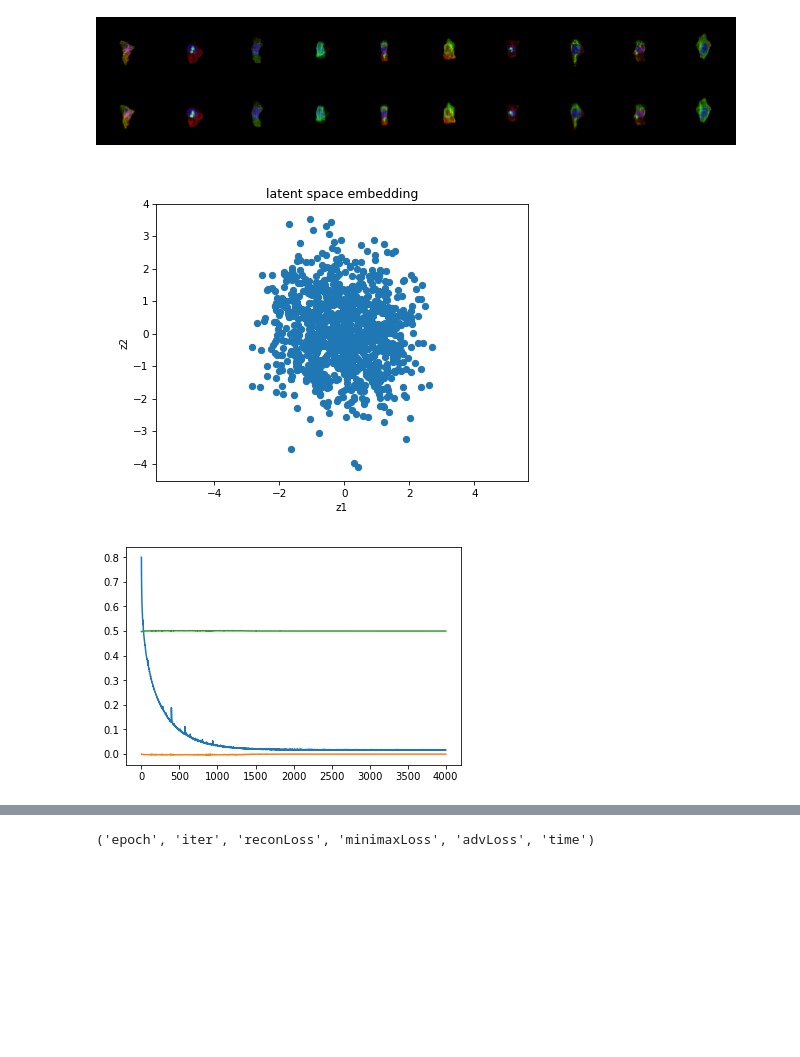
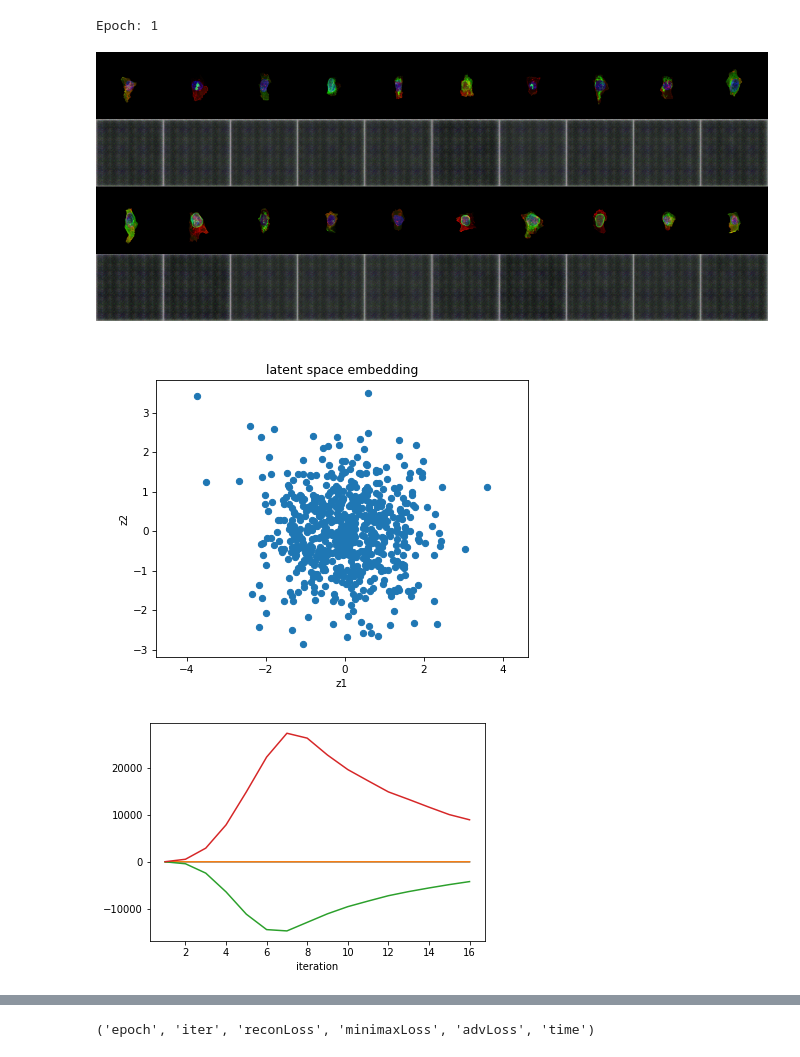
Before and after one commit to AllenCellModeling/pytorch_integrated_cell, a Jupyter notebook: plot_error.ipynb, the cells around one changed output, grey strips where cells are left out. Cells and saved outputs as stored; diff of their text form; code cells hidden in the pictures; blank space fills up the shorter version.

Commit message:
various model updates and semi-waaegan

```diff
--- a/plot_error.ipynb
+++ b/plot_error.ipynb
@@ -5,39 +5,60 @@ from IPython.core.display import Image, display
 import pickle
 import matplotlib.pyplot as plt
 %matplotlib inline
 
-model_dir = './waae/'
+model_dir = './waaegan/'
+model_dir = './semi_waaegan/'
 
-opt = pickle.load( open( '{0}/opt.pkl'.format(model_dir), "rb" ) )
+
+history = 250
+
+# opt = pickle.load( open( '{0}/opt.pkl'.format(model_dir), "rb" ) )
 logger = pickle.load( open( '{0}/logger.pkl'.format(model_dir), "rb" ) )
 
-plt.gca().cla()
+epoch = max(logger.log['epoch'])
+
+print('Epoch: ' + str(epoch))
+
+plt.figure(1)
 plt.plot(logger.log['iter'], logger.log['reconLoss'])
-plt.plot(logger.log['iter'], logger.log['advLoss'])
-plt.plot(logger.log['iter'], logger.log['minimaxLoss'])
+plt.plot(logger.log['iter'], logger.log['encDLoss'])
+plt.plot(logger.log['iter'], logger.log['decDLoss'])
+plt.plot(logger.log['iter'], logger.log['minimaxDecDLoss'])
 plt.xlabel('iteration')
 
-epoch = max(logger.log['epoch'])
+
+plt.figure(2)
+plt.plot(logger.log['iter'][-history:], logger.log['reconLoss'][-history:])
+
+plt.title('Short history')
+plt.xlabel('iteration')
+plt.ylabel('loss')
+
+
+
+
+
 
 im_progress_path = '{0}/progress_{1}.png'.format(model_dir, epoch)
 display(Image(im_progress_path, unconfined=True))
 
 im_embed_path = '{0}/embedding_{1}.png'.format(model_dir, epoch)
 display(Image(im_embed_path,  unconfined=True))
 
 
 
 
 
 # plt.xlim([-4, 4])
 # plt.ylim([-4, 4])
 # plt.axis('equal')
 # plt.xlabel('z_1')
 # plt.ylabel('z_2')
 # display.clear_output(wait=True)
 # display.display(plt.gcf())
 # img = Image.open(image_path)
 # %% [output]
+Epoch: 1
-[figure, old version]
+[figure, new version]
-[figure, old version]
+[figure, new version]
-[figure, old version]
+[figure, new version]
```
Also changed, not shown: parts of 1 cell of this notebook, 4 other files.
